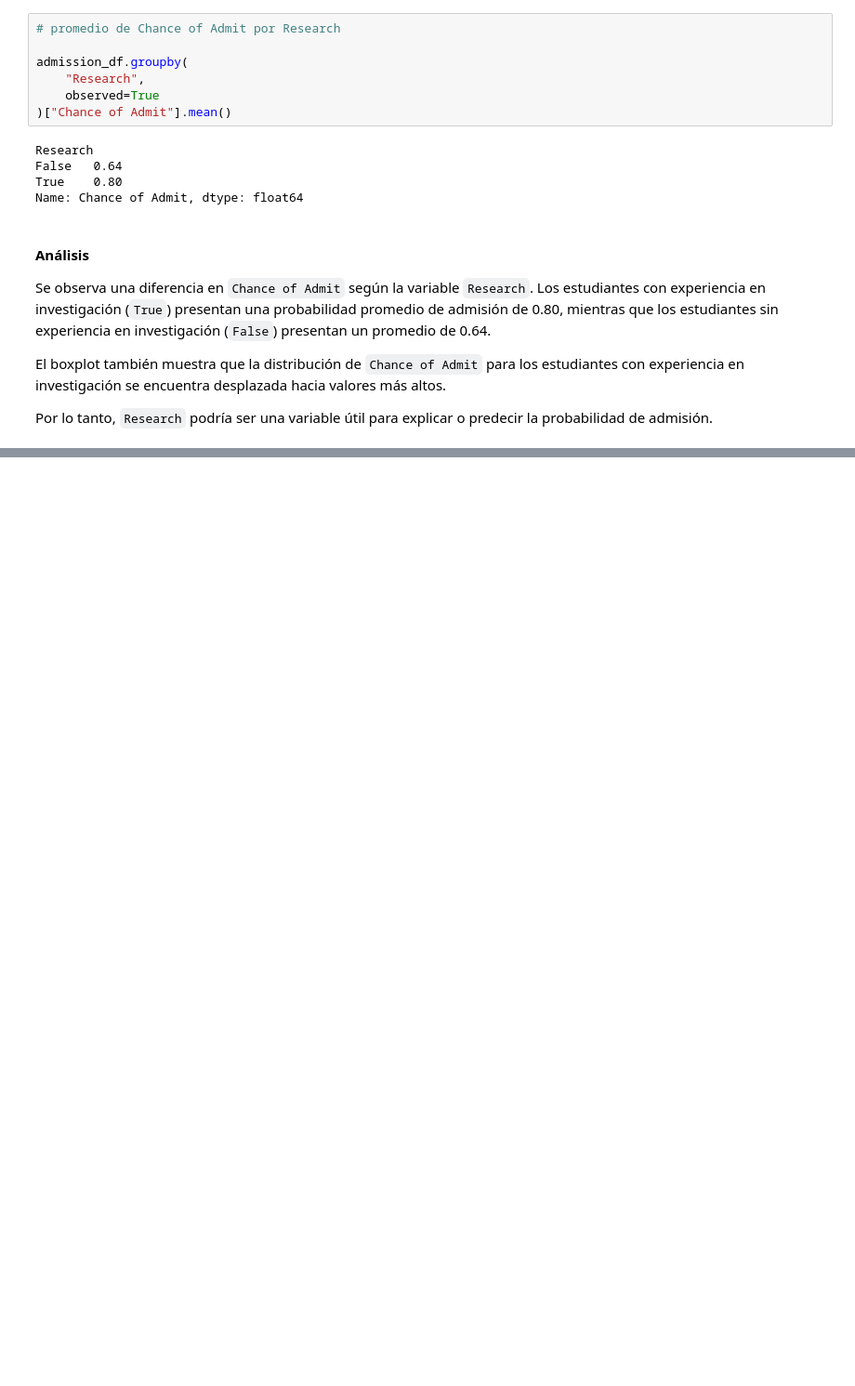
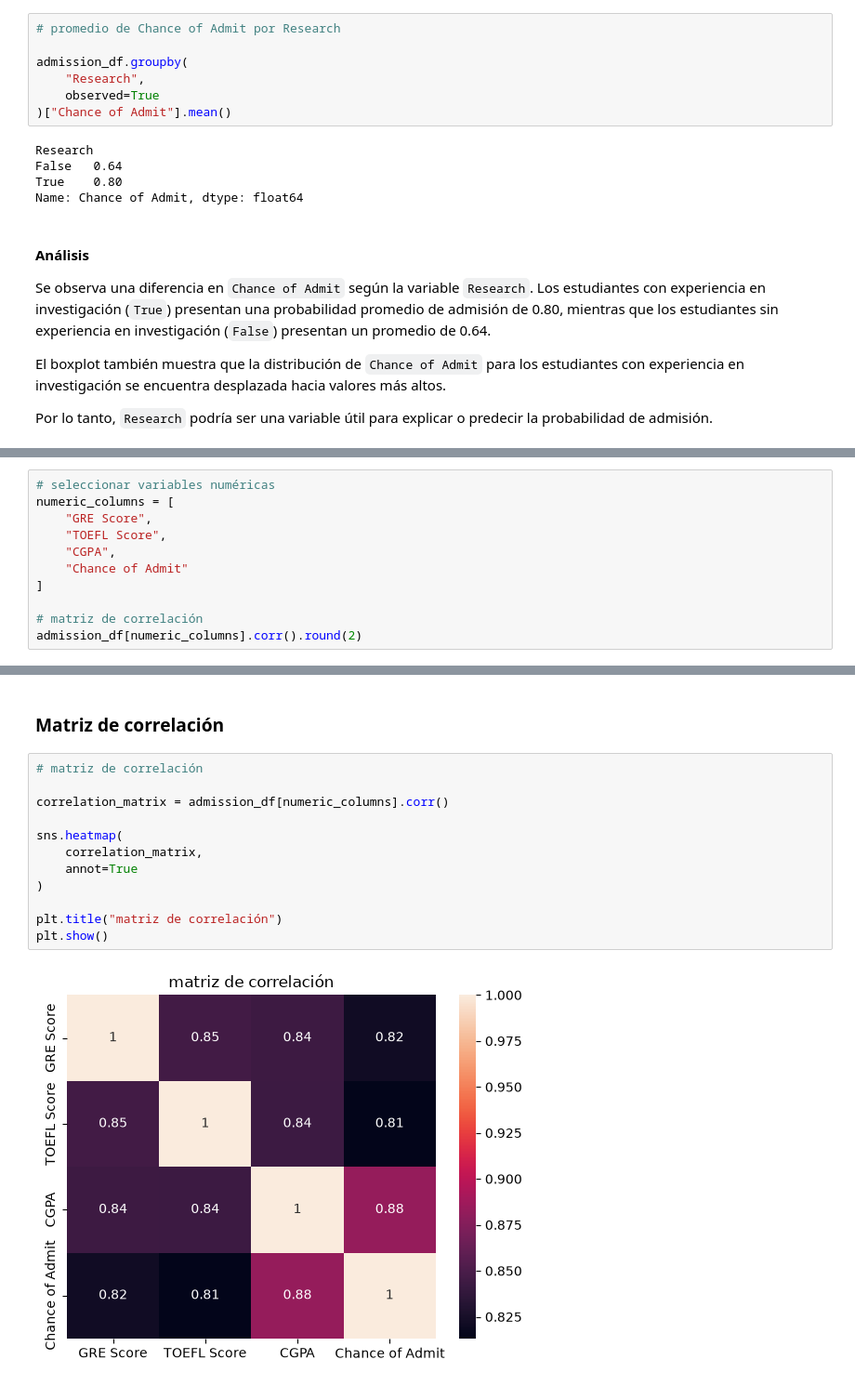
Before and after one commit to mariacamilasepulvedatorres-bit/CDP_ADMISIONES, a Jupyter notebook: notebooks/3-analysis/03.Analisis_bivariable_MCST_2026_08_21.ipynb, the cells around one changed output, grey strips where cells are left out. Shown at 93% size. Saved outputs shown, nothing was run; the diff lists cells and outputs as text; blank space fills up the shorter version.

```diff
--- a/notebooks/3-analysis/03.Analisis_bivariable_MCST_2026_08_21.ipynb
+++ b/notebooks/3-analysis/03.Analisis_bivariable_MCST_2026_08_21.ipynb
@@ -347,0 +335,11 @@ From the results obtained, what ideas or proposals can be generated to continue
+# %%
+# seleccionar variables numéricas
+numeric_columns = [
+    "GRE Score",
+    "TOEFL Score",
+    "CGPA",
+    "Chance of Admit"
+]
+
+# matriz de correlación
+admission_df[numeric_columns].corr().round(2)
@@ -347,0 +352,16 @@ From the results obtained, what ideas or proposals can be generated to continue
+# %% [markdown]
+### Matriz de correlación
+# %%
+# matriz de correlación
+
+correlation_matrix = admission_df[numeric_columns].corr()
+
+sns.heatmap(
+    correlation_matrix,
+    annot=True
+)
+
+plt.title("matriz de correlación")
+plt.show()
+# %% [output]
+[figure, added]
```
Also changed, not shown: parts of 21 cells of this notebook.
